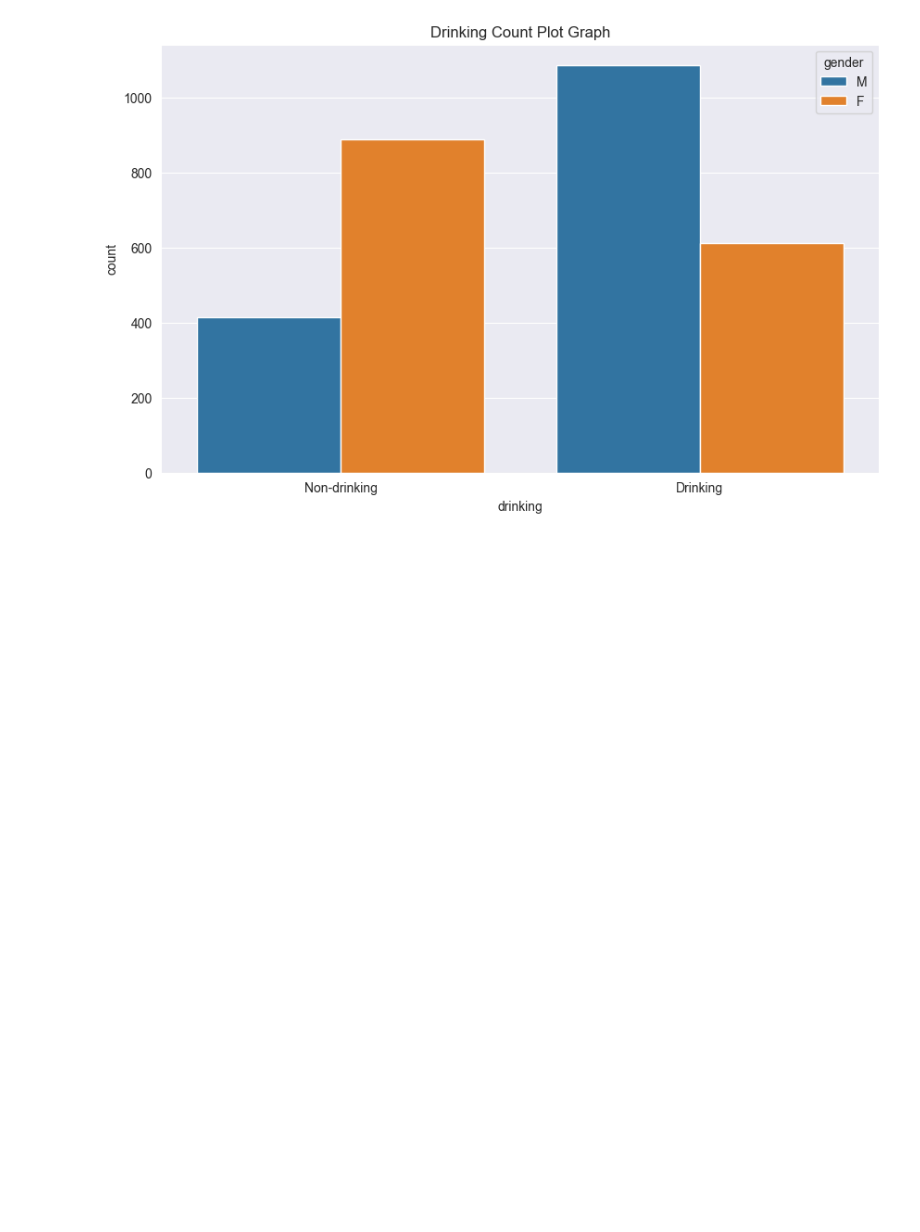
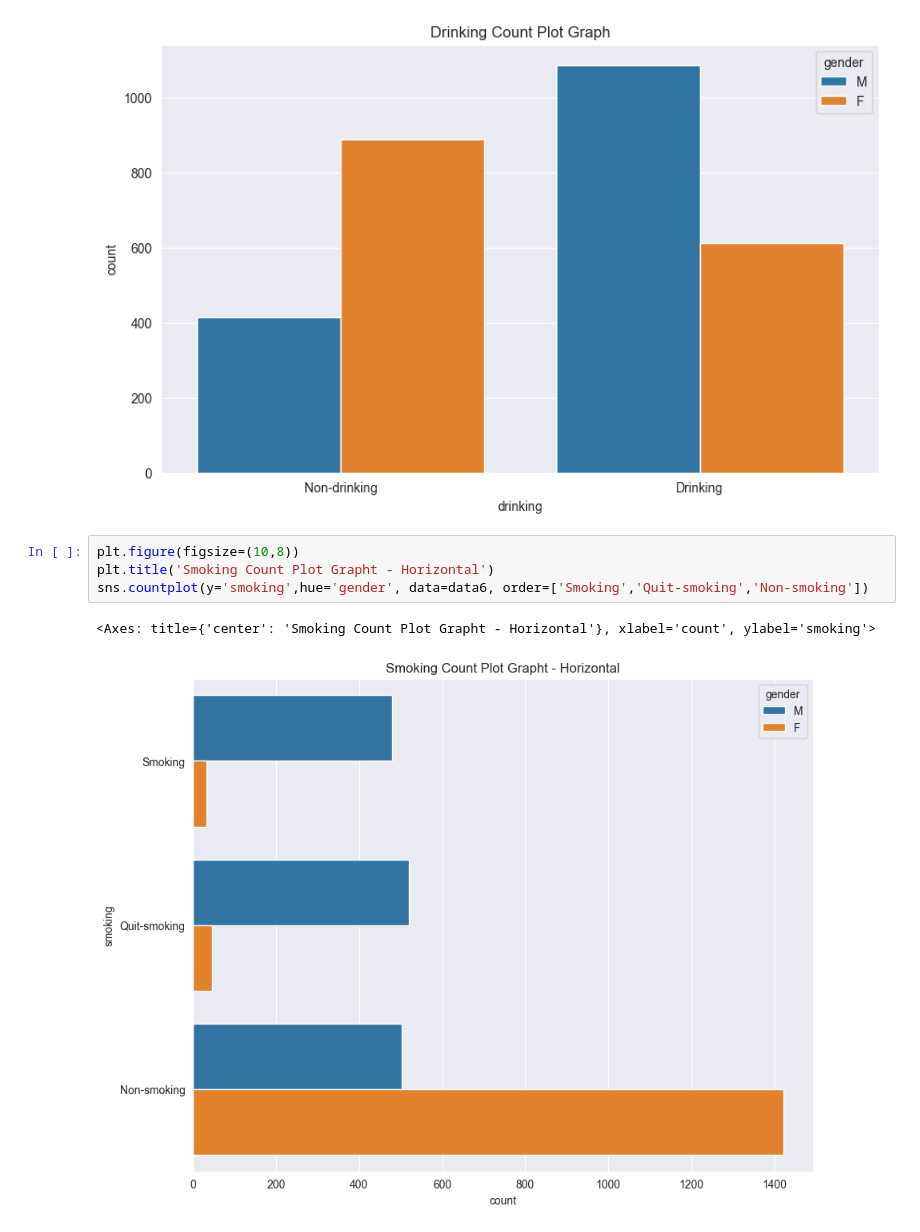
Before and after one commit to Darkget1/machin_learning, a Jupyter notebook: chapter05.ipynb, the cells around one changed output. Saved outputs shown, nothing was run; the diff lists cells and outputs as text; blank space fills up the shorter version.

```diff
--- a/chapter05.ipynb
+++ b/chapter05.ipynb
@@ -171,3 +165,10 @@ sns.countplot(x='drinking',hue='gender',data=data6)
 # %% [output]
 <Axes: title={'center': 'Drinking Count Plot Graph'}, xlabel='drinking', ylabel='count'>
 [figure]
+# %%
+plt.figure(figsize=(10,8))
+plt.title('Smoking Count Plot Grapht - Horizontal')
+sns.countplot(y='smoking',hue='gender', data=data6, order=['Smoking','Quit-smoking','Non-smoking'])
+# %% [output]
+<Axes: title={'center': 'Smoking Count Plot Grapht - Horizontal'}, xlabel='count', ylabel='smoking'>
+[figure, added]
```
Also changed, not shown: parts of 15 cells of this notebook, 4 other files.
